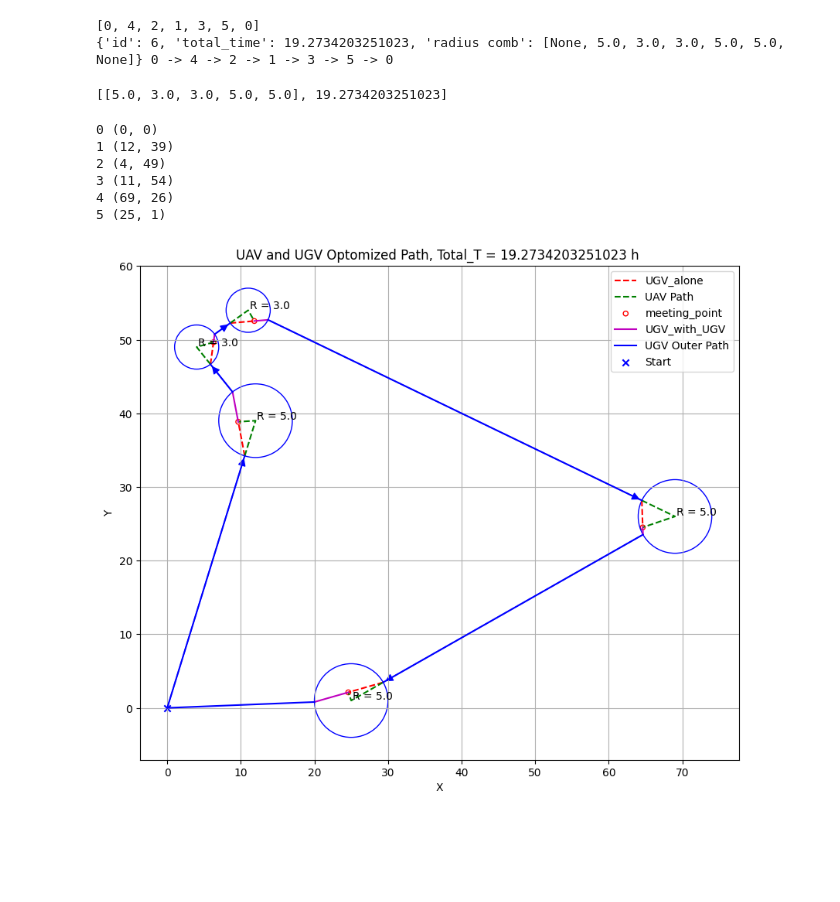
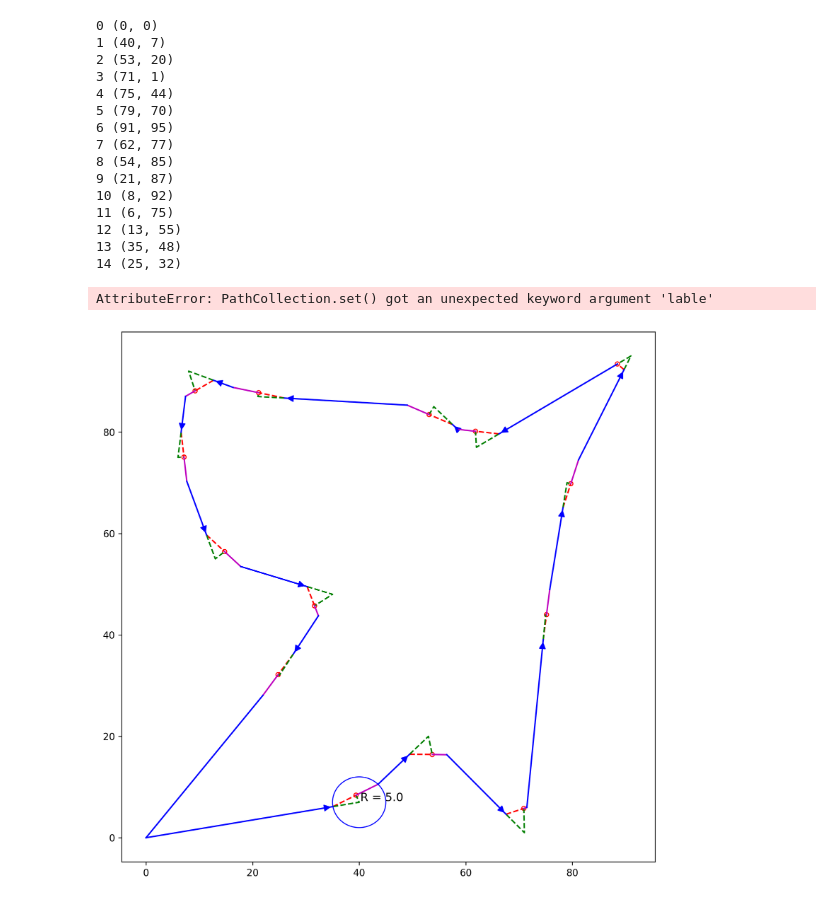
Before and after one commit to BillCai06/codetest, a Jupyter notebook: Landing robot/Codes/cleanout_code/DFS_Tree.ipynb, the cells around one changed output. Saved outputs shown, nothing was run; the diff lists cells and outputs as text; code cells hidden in the pictures; blank space fills up the shorter version.

```diff
--- a/Landing robot/Codes/cleanout_code/DFS_Tree.ipynb
+++ b/Landing robot/Codes/cleanout_code/DFS_Tree.ipynb
@@ -85,18 +85,23 @@ UAV_E_s_cost = 2500*ten_minets
 # waypoints = [(0,0),(10,10),(15,3),(20,12.5)] #4
 # plan_output = " 0 -> 1 -> 3 -> 2 -> 0"
 
-waypoints = [(0, 0),(11, 54),(4, 49),(69, 26),(12, 39),(25, 1)] #6
-plan_output = " 0 -> 5 -> 3 -> 1 -> 2 -> 4 -> 0"
+# waypoints = [(0, 0),(11, 54),(4, 49),(69, 26),(12, 39),(25, 1)] #6
+# plan_output = " 0 -> 5 -> 3 -> 1 -> 2 -> 4 -> 0"
+
+
+
 
 # waypoints = [(0, 0),(11, 54),(4, 49),(69, 26),(12, 39),(25, 1),(17, 12),(38, 11),(28, 49),(52, 36),(36, 27)] #10
 # plan_output = "0 -> 6 -> 4 -> 2 -> 1 -> 8 -> 10 -> 9 -> 3 -> 7 -> 5 -> 0"
 
+# waypoints = [(0, 0),(11, 54),(4, 49),(69, 26),(12, 39),(25, 1),(17, 12),(38, 11),(28, 49),(52, 36),(36, 27),(56, 44),(22, 58)] #13
+# plan_output = "0 -> 6 -> 4 -> 2 -> 1 -> 12 -> 8 -> 11 -> 3 -> 9 -> 10 -> 7 -> 5 -> 0"
 
 # waypoints = [(0, 0),(11, 54),(4, 49),(69, 26),(12, 39),(25, 1),(17, 12),(38, 11),(28, 49),(52, 36),(36, 27),(56, 44),(22, 58)] #12
 # plan_output = "0 -> 6 -> 4 -> 2 -> 1 -> 12 -> 8 -> 11 -> 3 -> 9 -> 10 -> 7 -> 5 -> 0"
 
-# waypoints = [(0, 0),(54, 85),(8, 92),(25, 32),(71, 1),(6, 75),(21, 87),(35, 48),(13, 55),(75, 44),(91, 95),(62, 77),(53, 20),(79, 70),(40, 7)] # 15
-# plan_output = "0 -> 14 -> 12 -> 4 -> 9 -> 13 -> 10 -> 11 -> 1 -> 6 -> 2 -> 5 -> 8 -> 7 -> 3 -> 0"
+waypoints = [(0, 0),(54, 85),(8, 92),(25, 32),(71, 1),(6, 75),(21, 87),(35, 48),(13, 55),(75, 44),(91, 95),(62, 77),(53, 20),(79, 70),(40, 7)] # 15
+plan_output = "0 -> 14 -> 12 -> 4 -> 9 -> 13 -> 10 -> 11 -> 1 -> 6 -> 2 -> 5 -> 8 -> 7 -> 3 -> 0"
 
 
 max_radius = ((Total_E_UAV - UAV_E_s_cost) / UAV_E_cost) / 2
@@ -511,7 +462,7 @@ import time
 
 
 # Test the function with the provided plan_output
-root = tsp_output_to_tree(plan, waypoints, radii)
+root = tsp_output_to_tree(plan_output, waypoints, radii)
 
 # draw_tree(root)
 # %% [output]
@@ -762,17 +724,13 @@ plot_updated_paths_with_circles(UAV_path, UGV_outer_path, ordered_points, result
 # %%
-plan2 =plan_result[-1]
-# waypoints = [(0,0),(10,10),(15,3),(20,12.5),(30,-2.5),(10,-5)] # 6
-ordered_points = [waypoints[int(node)] for node in plan2.split() if node.isdigit()]
-root2 = tsp_output_to_tree(plan2, waypoints, radii)
-ordered_points2 = [waypoints[int(node)] for node in plan2.split() if node.isdigit()]
-# ordered_points2.append(ordered_points[0])
-result2 = find_min_total_time_node_at_level(root2,len(waypoints))
-print(result2,plan2)
-radius_list = [x for x in result2['radius comb'] if x is not None]
-total_time = result2['total_time']
-result_in = [radius_list,total_time]
-result_in
+# plan2 =plan_result[-1]
+# # waypoints = [(0,0),(10,10),(15,3),(20,12.5),(30,-2.5),(10,-5)] # 6
+# ordered_points = [waypoints[int(node)] for node in plan2.split() if node.isdigit()]
+# root2 = tsp_output_to_tree(plan2, waypoints, radii)
+# ordered_points2 = [waypoints[int(node)] for node in plan2.split() if node.isdigit()]
+# # ordered_points2.append(ordered_points[0])
+# result2 = find_min_total_time_node_at_level(root2,len(waypoints))
+# print(result2,plan2)
+# radius_list = [x for x in result2['radius comb'] if x is not None]
+# total_time = result2['total_time']
+# result_in = [radius_list,total_time]
+# result_in
-# %% [output]
-[0, 4, 2, 1, 3, 5, 0]
-{'id': 6, 'total_time': 19.2734203251023, 'radius comb': [None, 5.0, 3.0, 3.0, 5.0, 5.0, None]} 0 -> 4 -> 2 -> 1 -> 3 -> 5 -> 0
-[[5.0, 3.0, 3.0, 5.0, 5.0], 19.2734203251023]
@@ -779,11 +832,21 @@ result_in
 # %%
 radius_set ,UGV_path, UAV_path, UGV_outer_path, UGVD_inter_without_drone, UGVD_inter_with_drone,final_wait_set= compute_optimized_paths_for_radius_db(ordered_points, radius_list, speed_ugv, speed_uav, survey_time)
-plot_updated_paths_with_circles(UAV_path, UGV_outer_path, ordered_points, result_in)
+plot_updated_paths_with_circles2(UAV_path, UGV_outer_path, ordered_points, result_in)
 # %% [output]
 0 (0, 0)
-1 (12, 39)
-2 (4, 49)
-3 (11, 54)
-4 (69, 26)
-5 (25, 1)
+1 (40, 7)
+2 (53, 20)
+3 (71, 1)
+4 (75, 44)
+5 (79, 70)
+6 (91, 95)
+7 (62, 77)
+8 (54, 85)
+9 (21, 87)
+10 (8, 92)
+11 (6, 75)
+12 (13, 55)
+13 (35, 48)
+14 (25, 32)
+AttributeError: PathCollection.set() got an unexpected keyword argument 'lable'
-[figure, old version]
+[figure, new version]
```
Also changed, not shown: parts of 9 cells of this notebook, 24 other files.
